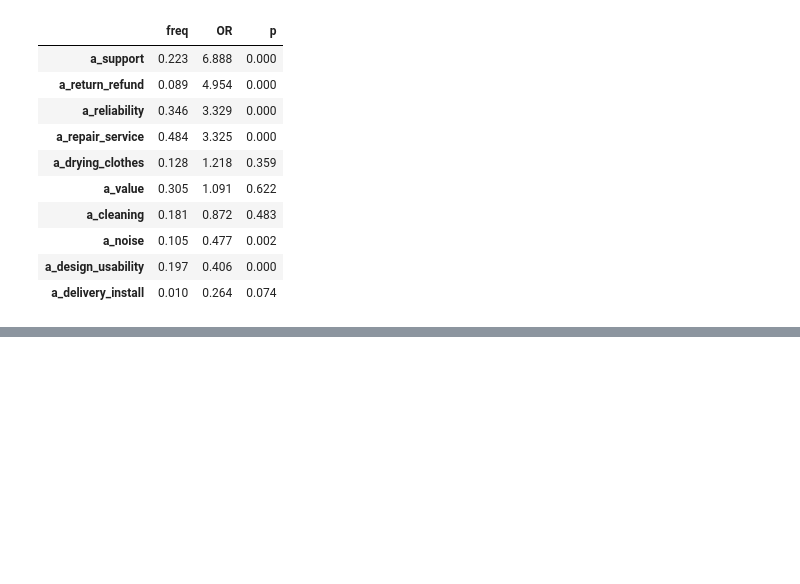
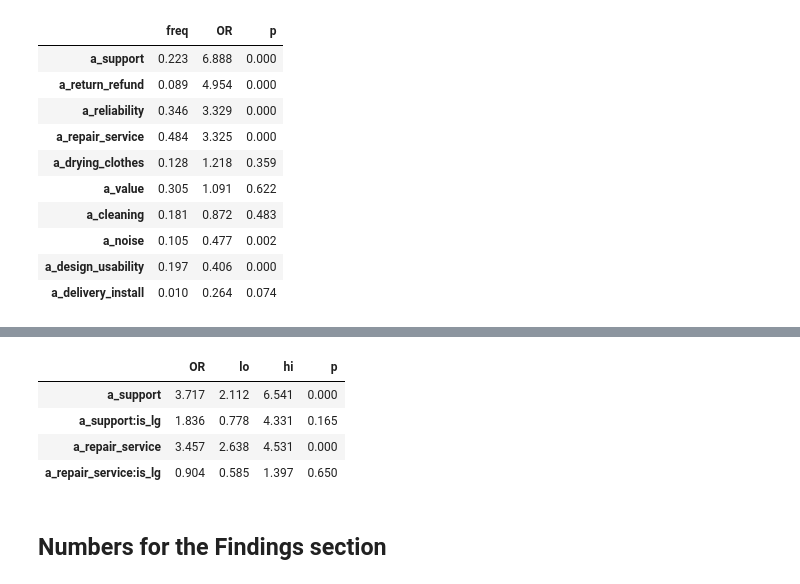
Before and after one commit to mfmatozza/marketing-project, a Jupyter notebook: findings/04_findings_charts.ipynb, the cells around one changed output, grey strips where cells are left out. Cells and saved outputs as stored; diff of their text form; code cells hidden in the pictures; blank space fills up the shorter version.

```diff
--- a/findings/04_findings_charts.ipynb
+++ b/findings/04_findings_charts.ipynb
@@ -286,0 +305,15 @@ q[["review_rating", "year", "text"]]
+# %%
+f_int = f + " + a_support:is_lg + a_repair_service:is_lg"
+int_fit = smf.logit(f_int, data=m).fit(disp=0)
+terms = ["a_support", "a_support:is_lg", "a_repair_service", "a_repair_service:is_lg"]
+ci = int_fit.conf_int().loc[terms]
+inter = pd.DataFrame({"OR": np.exp(int_fit.params[terms]), "lo": np.exp(ci[0]), "hi": np.exp(ci[1]), "p": int_fit.pvalues[terms]})
+inter.round(3)
+# %% [output]
+|  | OR | lo | hi | p |
+| a_support | 3.717 | 2.112 | 6.541 | 0.000 |
+| a_support:is_lg | 1.836 | 0.778 | 4.331 | 0.165 |
+| a_repair_service | 3.457 | 2.638 | 4.531 | 0.000 |
+| a_repair_service:is_lg | 0.904 | 0.585 | 1.397 | 0.650 |
+# %% [markdown]
+## Numbers for the Findings section
```
Also changed, not shown: parts of 11 cells of this notebook, 2 other files.
